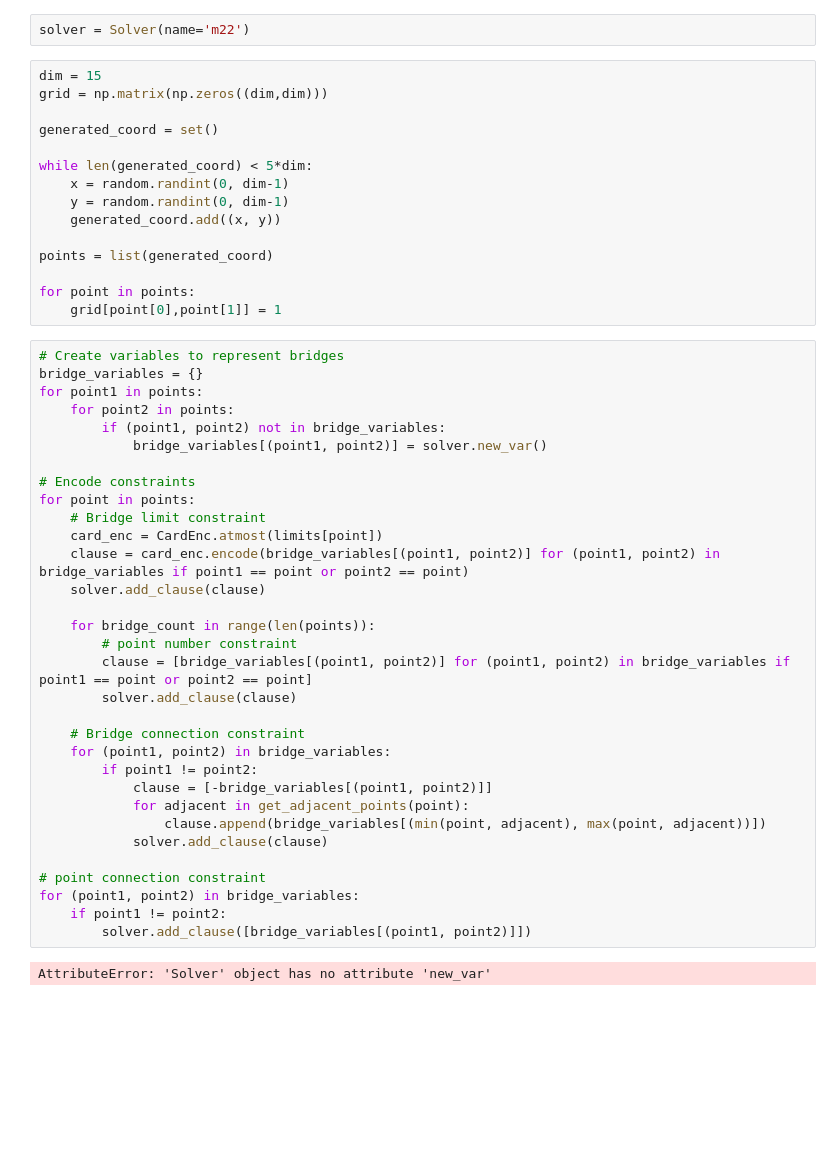
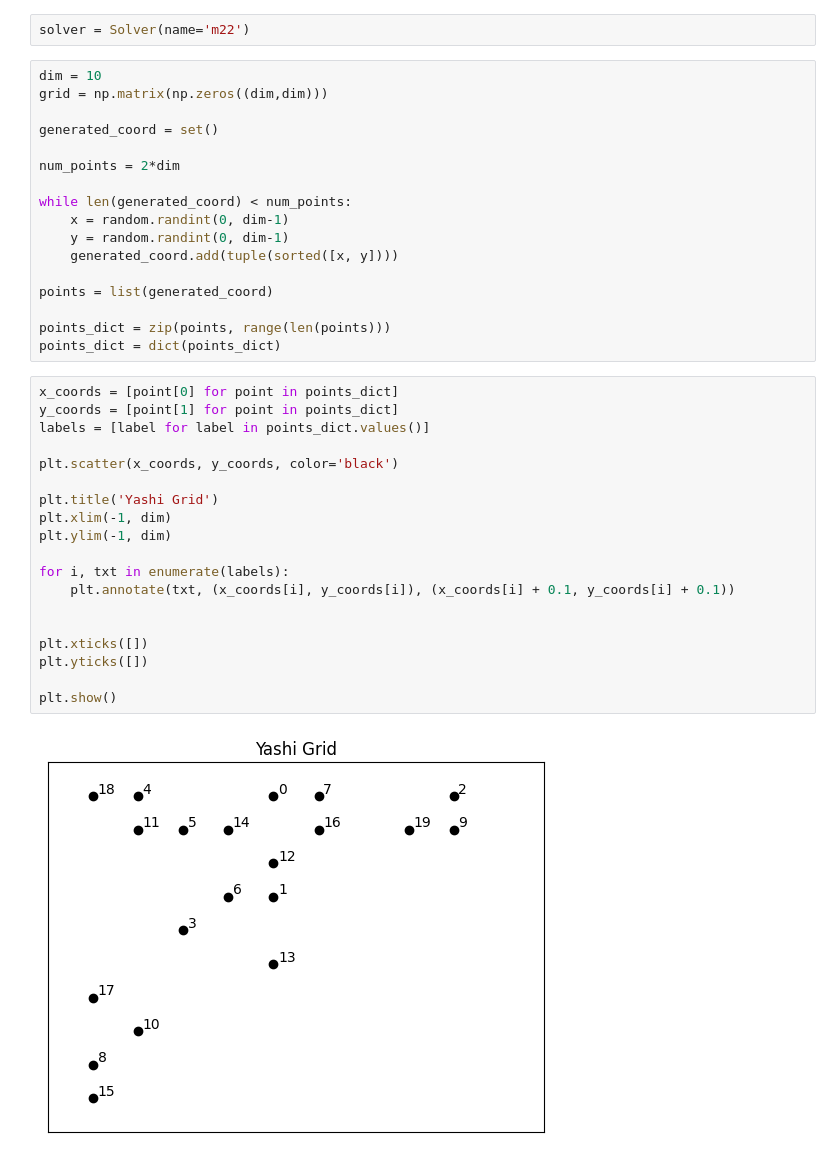
Before and after one commit to joanorePD/SAT-Solving-Yashi-Game, a Jupyter notebook: yashi_sat.ipynb, the cells around one changed output. Drawn from its saved outputs; the diff is of its cells as text; blank space fills up the shorter version.

```diff
--- a/yashi_sat.ipynb
+++ b/yashi_sat.ipynb
@@ -8,51 +9,40 @@ from pysat.card import CardEnc
 # %%
 solver = Solver(name='m22')
 # %%
-dim = 15
+dim = 10
 grid = np.matrix(np.zeros((dim,dim)))
 
 generated_coord = set()
 
-while len(generated_coord) < 5*dim:
+num_points = 2*dim
+
+while len(generated_coord) < num_points:
     x = random.randint(0, dim-1)
     y = random.randint(0, dim-1)
-    generated_coord.add((x, y))
+    generated_coord.add(tuple(sorted([x, y])))
 
 points = list(generated_coord)
 
-for point in points:
-    grid[point[0],point[1]] = 1
+points_dict = zip(points, range(len(points)))
+points_dict = dict(points_dict)
-# %%
-# Create variables to represent bridges
-bridge_variables = {}
-for point1 in points:
-    for point2 in points:
-        if (point1, point2) not in bridge_variables:
-            bridge_variables[(point1, point2)] = solver.new_var()
-
-# Encode constraints
-for point in points:
-    # Bridge limit constraint
-    card_enc = CardEnc.atmost(limits[point])
-    clause = card_enc.encode(bridge_variables[(point1, point2)] for (point1, point2) in bridge_variables if point1 == point or point2 == point)
-    solver.add_clause(clause)
-
-    for bridge_count in range(len(points)):
-        # point number constraint
-        clause = [bridge_variables[(point1, point2)] for (point1, point2) in bridge_variables if point1 == point or point2 == point]
-        solver.add_clause(clause)
-
-    # Bridge connection constraint
-    for (point1, point2) in bridge_variables:
-        if point1 != point2:
-            clause = [-bridge_variables[(point1, point2)]]
-            for adjacent in get_adjacent_points(point):
-                clause.append(bridge_variables[(min(point, adjacent), max(point, adjacent))])
-            solver.add_clause(clause)
-
-# point connection constraint
-for (point1, point2) in bridge_variables:
-    if point1 != point2:
-        solver.add_clause([bridge_variables[(point1, point2)]])
-# %% [output]
-AttributeError: 'Solver' object has no attribute 'new_var'
+# %%
+x_coords = [point[0] for point in points_dict]
+y_coords = [point[1] for point in points_dict]
+labels = [label for label in points_dict.values()]
+
+plt.scatter(x_coords, y_coords, color='black')
+
+plt.title('Yashi Grid')
+plt.xlim(-1, dim)
+plt.ylim(-1, dim)
+
+for i, txt in enumerate(labels):
+    plt.annotate(txt, (x_coords[i], y_coords[i]), (x_coords[i] + 0.1, y_coords[i] + 0.1))
+
+
+plt.xticks([])
+plt.yticks([])
+
+plt.show()
+# %% [output]
+[figure, added]
```
Also changed, not shown: parts of 13 cells of this notebook, 5 other files.
